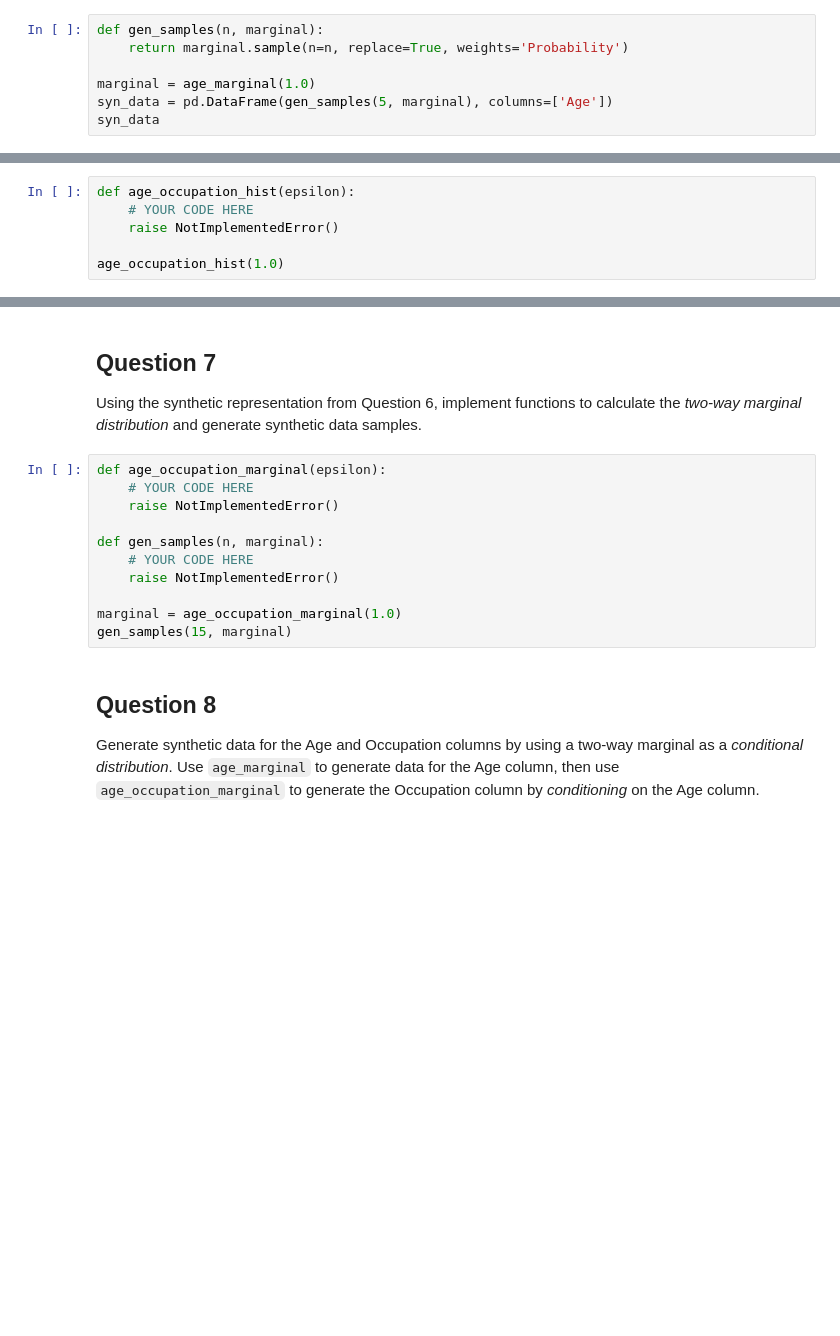
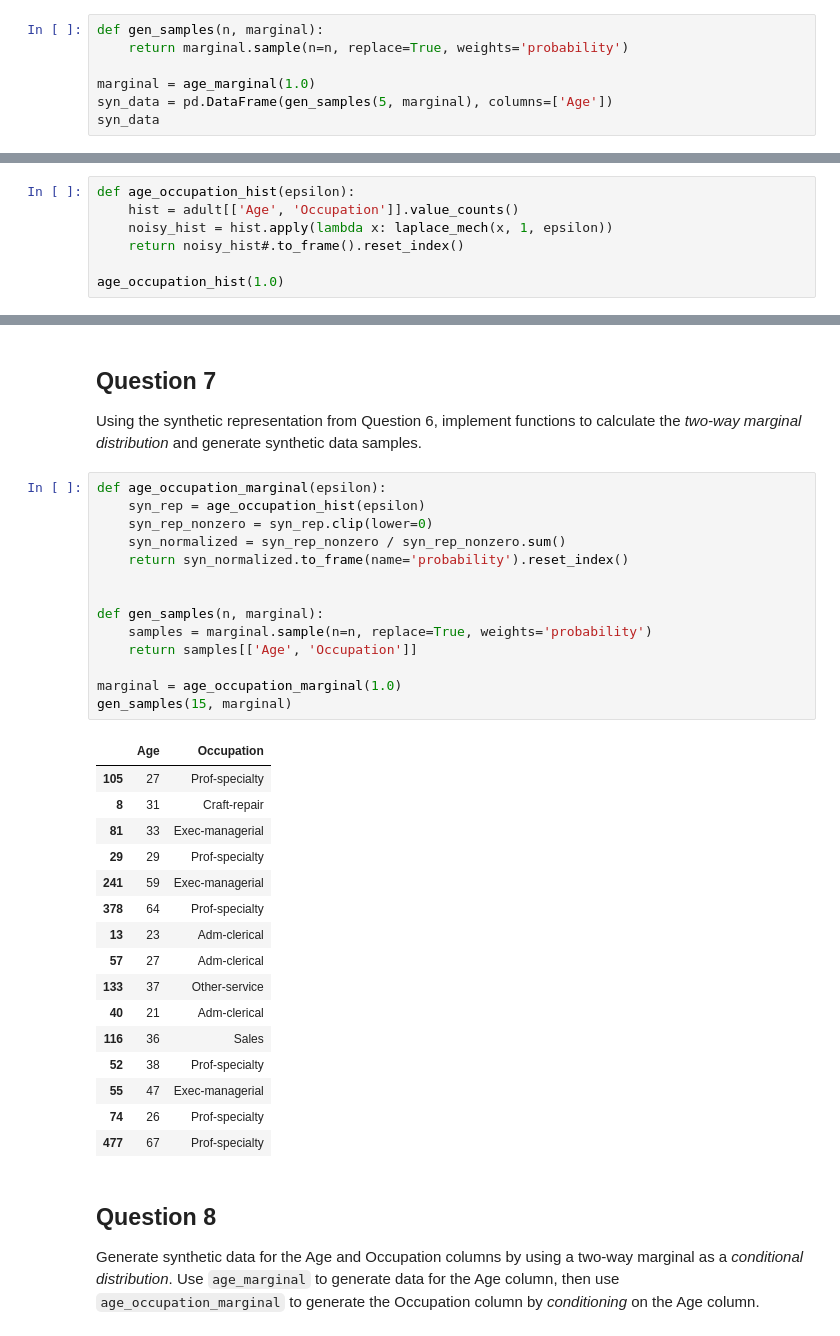
Before and after one commit to aaronperkel/cs3110-data-privacy, a Jupyter notebook: exercises/CS3110_Ex_11-11-24.ipynb, the cells around one changed output, grey strips where cells are left out. Saved outputs shown, nothing was run; the diff lists cells and outputs as text; blank space fills up the shorter version.

```diff
--- a/exercises/CS3110_Ex_11-11-24.ipynb
+++ b/exercises/CS3110_Ex_11-11-24.ipynb
@@ -97,7 +97,7 @@ Sum of marginal probabilities: 1.0
 Using the marginal constructed by `age_marginal`, sample *synthetic ages* from the probability distribution it represents.
 # %%
 def gen_samples(n, marginal):
-    return marginal.sample(n=n, replace=True, weights='Probability')
+    return marginal.sample(n=n, replace=True, weights='probability')
 
 marginal = age_marginal(1.0)
 syn_data = pd.DataFrame(gen_samples(5, marginal), columns=['Age'])
@@ -141,9 +161,10 @@ YOUR ANSWER HERE
 ## Question 6
 
 Implement a synthetic representation for *two dimensions*: `Age` and `Occupation`.
-# %%
-def age_occupation_hist(epsilon):
-    # YOUR CODE HERE
-    raise NotImplementedError()
-
-age_occupation_hist(1.0)
+# %%
+def age_occupation_hist(epsilon):
+    hist = adult[['Age', 'Occupation']].value_counts()
+    noisy_hist = hist.apply(lambda x: laplace_mech(x, 1, epsilon))
+    return noisy_hist#.to_frame().reset_index()
+
+age_occupation_hist(1.0)
@@ -151,17 +186,37 @@ age_occupation_hist(1.0)
 ## Question 7
 
 Using the synthetic representation from Question 6, implement functions to calculate the *two-way marginal distribution* and generate synthetic data samples.
-# %%
-def age_occupation_marginal(epsilon):
-    # YOUR CODE HERE
-    raise NotImplementedError()
-
-def gen_samples(n, marginal):
-    # YOUR CODE HERE
-    raise NotImplementedError()
-
-marginal = age_occupation_marginal(1.0)
-gen_samples(15, marginal)
+# %%
+def age_occupation_marginal(epsilon):
+    syn_rep = age_occupation_hist(epsilon)
+    syn_rep_nonzero = syn_rep.clip(lower=0)
+    syn_normalized = syn_rep_nonzero / syn_rep_nonzero.sum()
+    return syn_normalized.to_frame(name='probability').reset_index()
+
+
+def gen_samples(n, marginal):
+    samples = marginal.sample(n=n, replace=True, weights='probability')
+    return samples[['Age', 'Occupation']]
+
+marginal = age_occupation_marginal(1.0)
+gen_samples(15, marginal)
+# %% [output]
+|  | Age | Occupation |
+| 105 | 27 | Prof-specialty |
+| 8 | 31 | Craft-repair |
+| 81 | 33 | Exec-managerial |
+| 29 | 29 | Prof-specialty |
+| 241 | 59 | Exec-managerial |
+| 378 | 64 | Prof-specialty |
+| 13 | 23 | Adm-clerical |
+| 57 | 27 | Adm-clerical |
+| 133 | 37 | Other-service |
+| 40 | 21 | Adm-clerical |
+| 116 | 36 | Sales |
+| 52 | 38 | Prof-specialty |
+| 55 | 47 | Exec-managerial |
+| 74 | 26 | Prof-specialty |
+| 477 | 67 | Prof-specialty |
 # %% [markdown]
 ## Question 8
 
```
Also changed, not shown: parts of 13 cells of this notebook, 2 other files.
